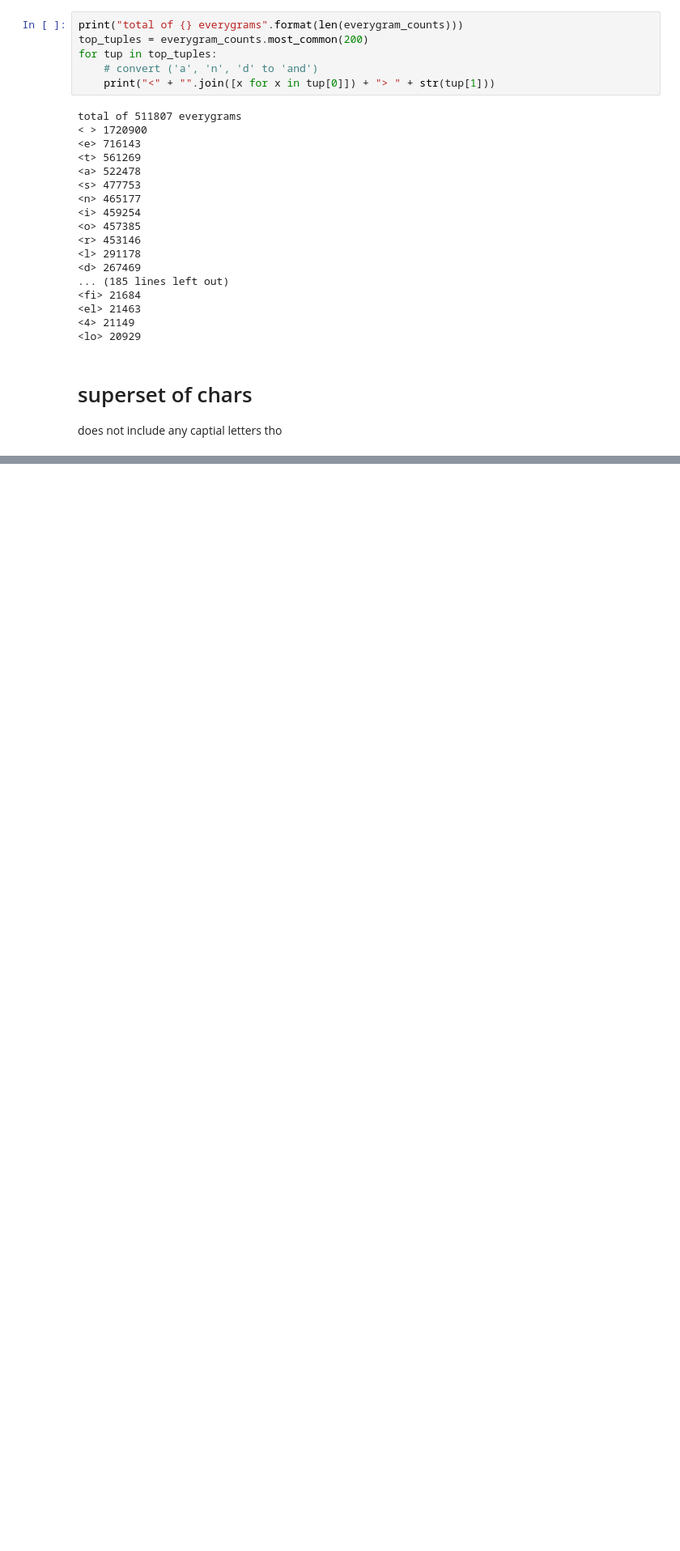
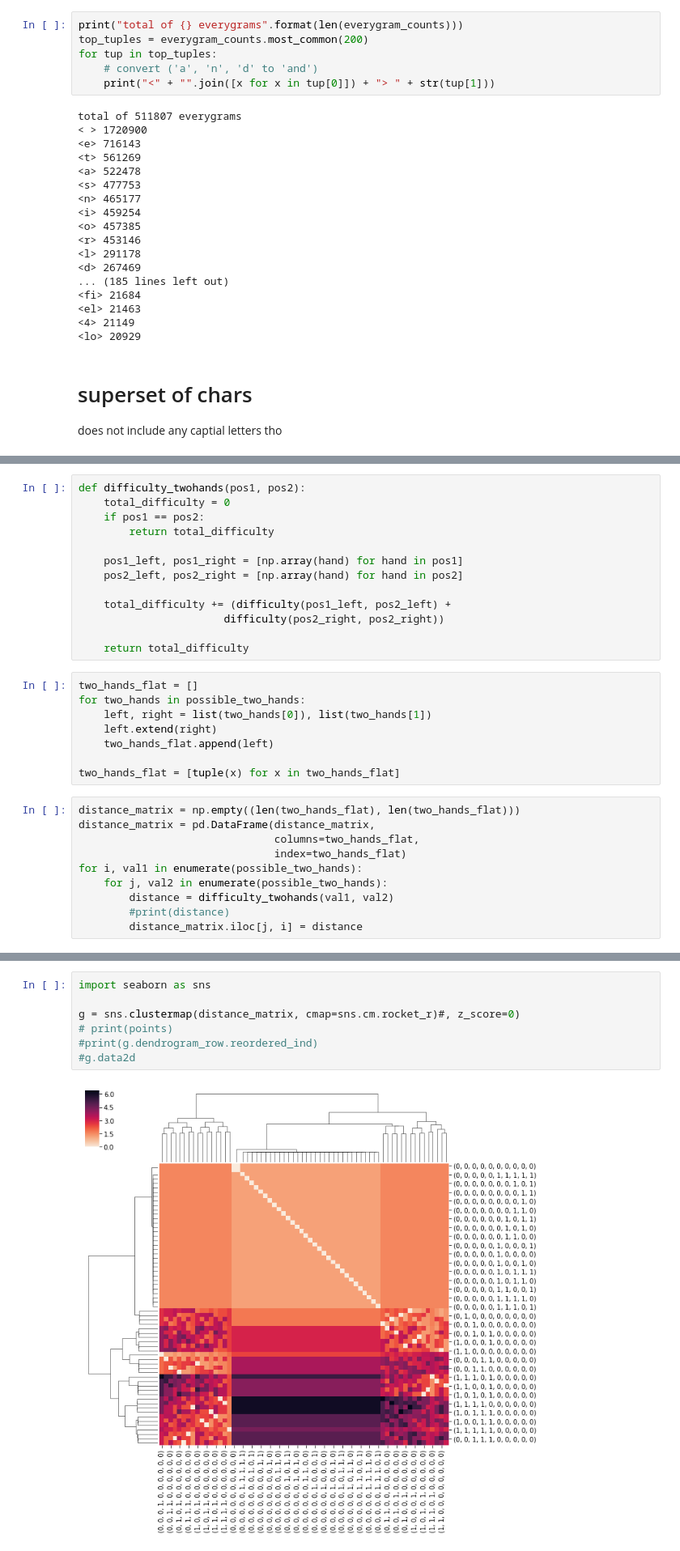
Before and after one commit to crypdick/dickbit, a Jupyter notebook: notebooks/0.1-rbd-ngram_analysis.ipynb, the cells around one changed output, grey strips where cells are left out. Shown at 81% size. Cells and saved outputs as stored; diff of their text form; blank space fills up the shorter version.

```diff
--- a/notebooks/0.1-rbd-ngram_analysis.ipynb
+++ b/notebooks/0.1-rbd-ngram_analysis.ipynb
@@ -174,0 +292,31 @@ print(sorted(missing))
+# %%
+def difficulty_twohands(pos1, pos2):
+    total_difficulty = 0
+    if pos1 == pos2:
+        return total_difficulty
+
+    pos1_left, pos1_right = [np.array(hand) for hand in pos1]
+    pos2_left, pos2_right = [np.array(hand) for hand in pos2]
+
+    total_difficulty += (difficulty(pos1_left, pos2_left) +
+                       difficulty(pos2_right, pos2_right))
+
+    return total_difficulty
+# %%
+two_hands_flat = []
+for two_hands in possible_two_hands:
+    left, right = list(two_hands[0]), list(two_hands[1])
+    left.extend(right)
+    two_hands_flat.append(left)
+
+two_hands_flat = [tuple(x) for x in two_hands_flat]
+# %%
+distance_matrix = np.empty((len(two_hands_flat), len(two_hands_flat)))
+distance_matrix = pd.DataFrame(distance_matrix,
+                               columns=two_hands_flat,
+                               index=two_hands_flat)
+for i, val1 in enumerate(possible_two_hands):
+    for j, val2 in enumerate(possible_two_hands):
+        distance = difficulty_twohands(val1, val2)
+        #print(distance)
+        distance_matrix.iloc[j, i] = distance
@@ -174,0 +344,9 @@ print(sorted(missing))
+# %%
+import seaborn as sns
+
+g = sns.clustermap(distance_matrix, cmap=sns.cm.rocket_r)#, z_score=0)
+# print(points)
+#print(g.dendrogram_row.reordered_ind)
+#g.data2d
+# %% [output]
+[figure, added]
```
Also changed, not shown: parts of 23 cells of this notebook.
